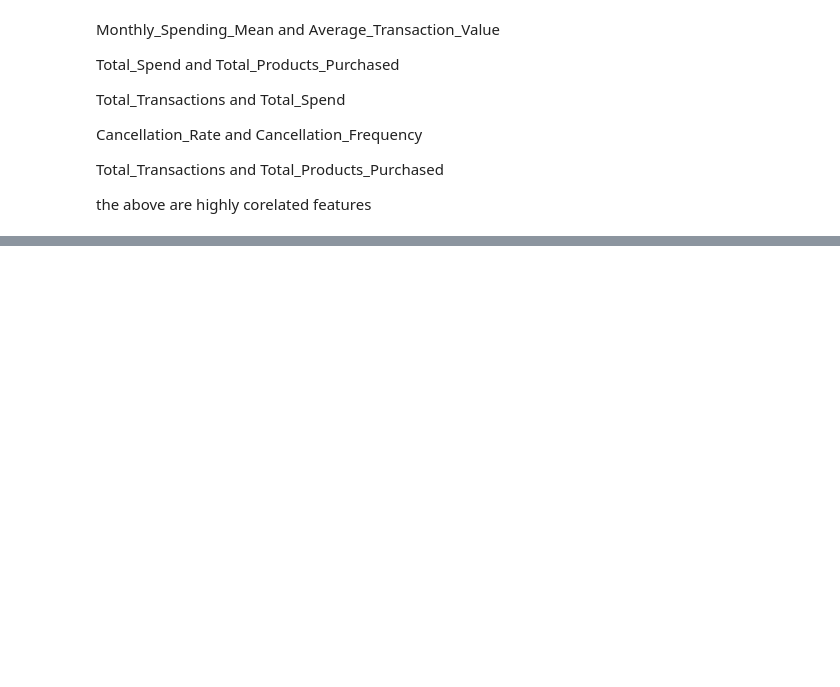
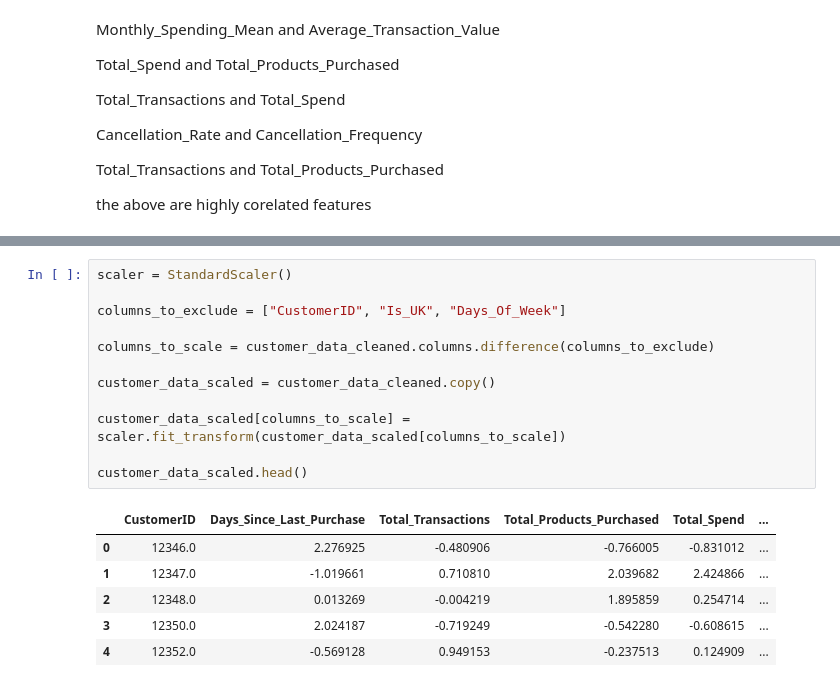
Before and after one commit to vishwan454/Customer_Segmentation_and_Recomendation-_System, a Jupyter notebook: customer_Segmentation_and_Recommendation_System.ipynb, the cells around one changed output, grey strips where cells are left out. Saved outputs shown, nothing was run; the diff lists cells and outputs as text; blank space fills up the shorter version.

```diff
--- a/customer_Segmentation_and_Recommendation_System.ipynb
+++ b/customer_Segmentation_and_Recommendation_System.ipynb
@@ -1159,0 +1182,19 @@ the above are highly corelated features
+# %%
+scaler = StandardScaler()
+
+columns_to_exclude = ["CustomerID", "Is_UK", "Days_Of_Week"]
+
+columns_to_scale = customer_data_cleaned.columns.difference(columns_to_exclude)
+
+customer_data_scaled = customer_data_cleaned.copy()
+
+customer_data_scaled[columns_to_scale] = scaler.fit_transform(customer_data_scaled[columns_to_scale])
+
+customer_data_scaled.head()
+# %% [output]
+|  | CustomerID | Days_Since_Last_Purchase | Total_Transactions | Total_Products_Purchased | Total_Spend | ... |
+| 0 | 12346.0 | 2.276925 | -0.480906 | -0.766005 | -0.831012 | ... |
+| 1 | 12347.0 | -1.019661 | 0.710810 | 2.039682 | 2.424866 | ... |
+| 2 | 12348.0 | 0.013269 | -0.004219 | 1.895859 | 0.254714 | ... |
+| 3 | 12350.0 | 2.024187 | -0.719249 | -0.542280 | -0.608615 | ... |
+| 4 | 12352.0 | -0.569128 | 0.949153 | -0.237513 | 0.124909 | ... |
```
Also changed, not shown: parts of 6 cells of this notebook.
